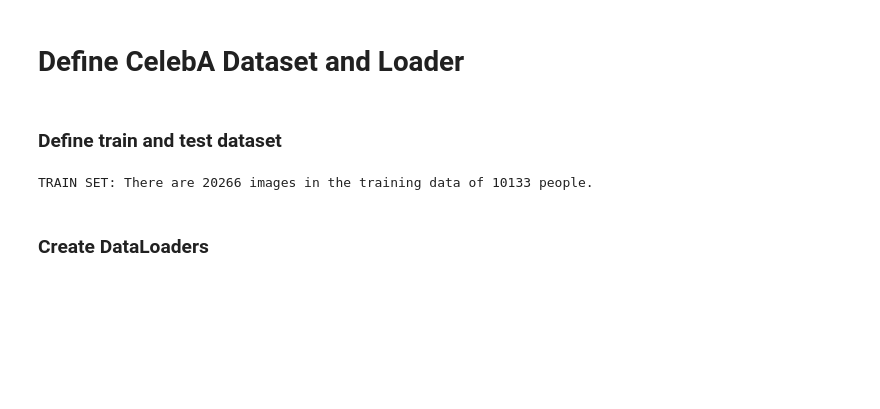
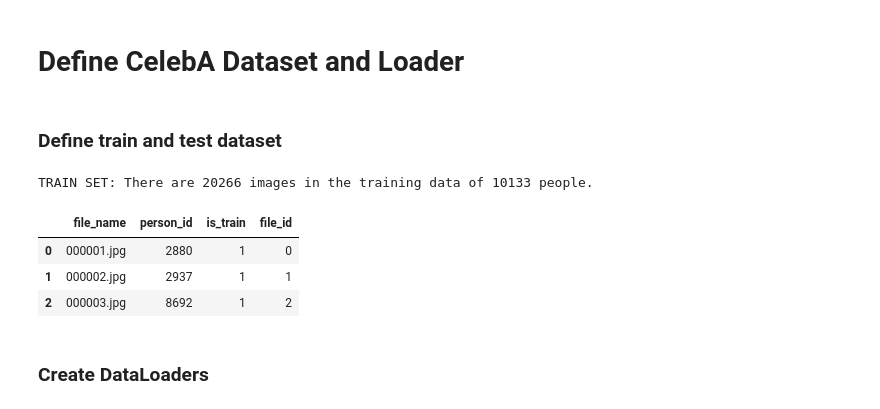
Before and after one commit to jannikjw/one-shot-face-recognition, a Jupyter notebook: one_shot_better_triplets.ipynb, the cells around one changed output. Saved outputs shown, nothing was run; the diff lists cells and outputs as text; code cells hidden in the pictures; blank space fills up the shorter version.

Commit message:
Structure code by adding functions to celeba_helper.py

```diff
--- a/one_shot_better_triplets.ipynb
+++ b/one_shot_better_triplets.ipynb
@@ -72,25 +53,26 @@ train_files = get_train_files_for_max_img_per_person(file_label_mapping=file_lab
-# %%
-# Select only those people for train_files which have exactly two images (i.e. discard all those with only one)
-train_img_pp = 2
-
-flm = pd.DataFrame.copy(file_label_mapping)
-flm['count'] = flm.groupby('person_id')['person_id'].transform('size') # Add column with number of occurences of each person
-flm = flm[flm['count'] >= train_img_pp] # Need to have at least 2 images for a person (2 go into train set)
-flm = flm.sort_values(['person_id', 'file_name']) # Sort
-flm['cumcount'] = flm.groupby('person_id').cumcount() # Add column with cumulative count
-flm = flm[flm['cumcount'] < max_img_pp] # Filter the first two images of each person for train set
-train_files = flm['file_name'].values
-
-print(f"TRAIN SET: There are {len(train_files)} images in the training data of {len(np.unique(flm['person_id']))} people.")
-# %% [output]
-TRAIN SET: There are 20266 images in the training data of 10133 people.
+# %%
+train_img_pp = 2
+
+train_files, train_labels = celeba_dataset.create_X_shot_dataset(img_pp=2)
+print(f"TRAIN SET: There are {len(train_files)} images in the training data of {len(np.unique(train_labels))} people.")
+# %% [output]
+TRAIN SET: There are 20266 images in the training data of 10133 people.
 # %%
-file_label_mapping.loc[:, 'is_train'] = 0
-file_label_mapping.loc[file_label_mapping['file_name'].isin(train_files), 'is_train'] = 1
-file_label_mapping['file_id'] = [int(elem[:6])-1 for elem in file_label_mapping['file_name'].values]
+flm = celeba_dataset.file_label_mapping
 
-train_df = file_label_mapping[file_label_mapping['is_train']==1]
-test_df = file_label_mapping[file_label_mapping['is_train']==0]
+flm.loc[:, 'is_train'] = 0
+flm.loc[flm['file_name'].isin(train_files), 'is_train'] = 1
+flm['file_id'] = [int(elem[:6])-1 for elem in flm['file_name'].values]
+
+train_df = flm[flm['is_train']==1]
+test_df = flm[flm['is_train']==0]
+
+train_df.head(3)
+# %% [output]
+|  | file_name | person_id | is_train | file_id |
+| 0 | 000001.jpg | 2880 | 1 | 0 |
+| 1 | 000002.jpg | 2937 | 1 | 1 |
+| 2 | 000003.jpg | 8692 | 1 | 2 |
 # %% [markdown]
 ### Create DataLoaders
 # %%
```
Also changed, not shown: parts of 7 cells of this notebook, 2 other files.
